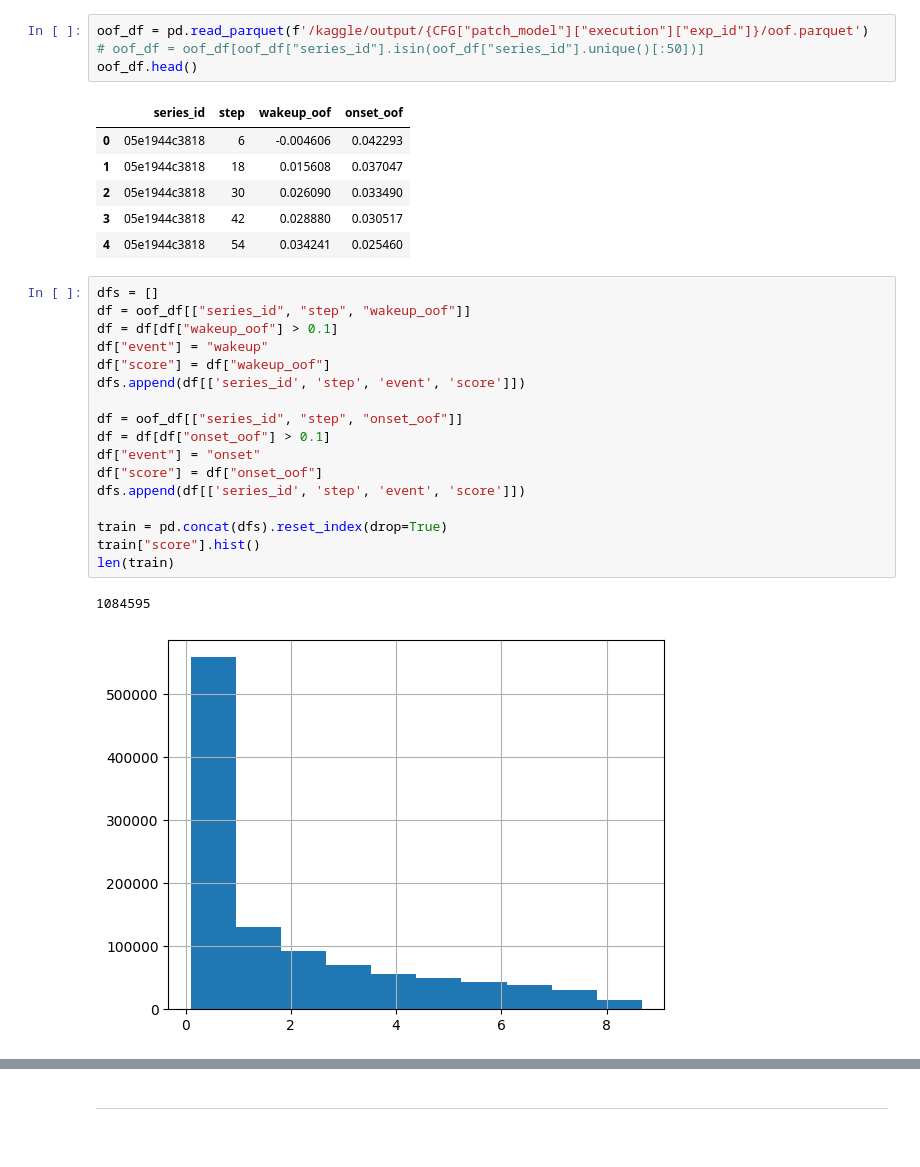
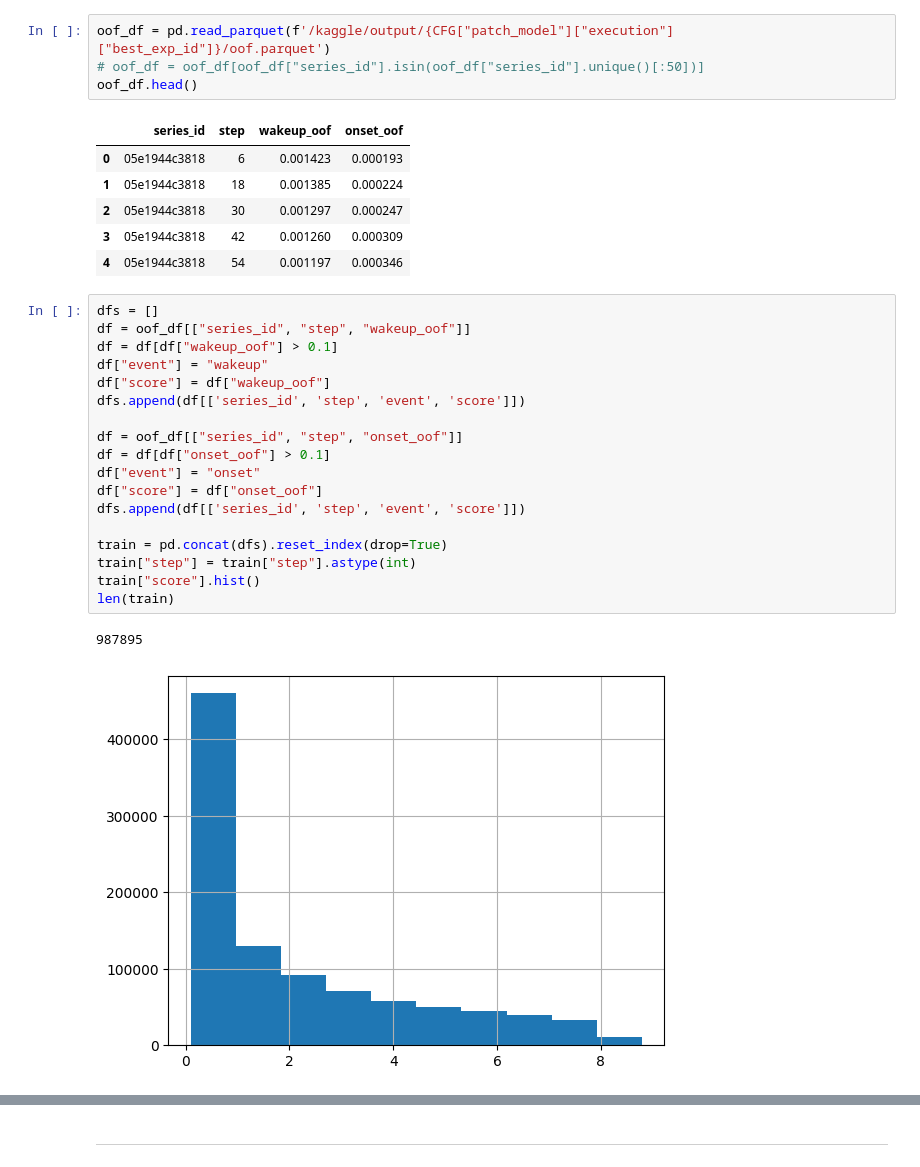
Before and after one commit to penguin-prg/child-mind-institute-detect-sleep-states, a Jupyter notebook: train/postprocess.ipynb, the cells around one changed output, grey strips where cells are left out. Saved outputs shown, nothing was run; the diff lists cells and outputs as text.

```diff
--- a/train/postprocess.ipynb
+++ b/train/postprocess.ipynb
@@ -38,35 +38,36 @@ To enable them in other operations, rebuild TensorFlow with the appropriate comp
 exp_084
 # %%
-oof_df = pd.read_parquet(f'/kaggle/output/{CFG["patch_model"]["execution"]["exp_id"]}/oof.parquet')
+oof_df = pd.read_parquet(f'/kaggle/output/{CFG["patch_model"]["execution"]["best_exp_id"]}/oof.parquet')
 # oof_df = oof_df[oof_df["series_id"].isin(oof_df["series_id"].unique()[:50])]
 oof_df.head()
 # %% [output]
 |  | series_id | step | wakeup_oof | onset_oof |
-| 0 | 05e1944c3818 | 6 | -0.004606 | 0.042293 |
-| 1 | 05e1944c3818 | 18 | 0.015608 | 0.037047 |
-| 2 | 05e1944c3818 | 30 | 0.026090 | 0.033490 |
-| 3 | 05e1944c3818 | 42 | 0.028880 | 0.030517 |
-| 4 | 05e1944c3818 | 54 | 0.034241 | 0.025460 |
+| 0 | 05e1944c3818 | 6 | 0.001423 | 0.000193 |
+| 1 | 05e1944c3818 | 18 | 0.001385 | 0.000224 |
+| 2 | 05e1944c3818 | 30 | 0.001297 | 0.000247 |
+| 3 | 05e1944c3818 | 42 | 0.001260 | 0.000309 |
+| 4 | 05e1944c3818 | 54 | 0.001197 | 0.000346 |
 # %%
 dfs = []
 df = oof_df[["series_id", "step", "wakeup_oof"]]
 df = df[df["wakeup_oof"] > 0.1]
 df["event"] = "wakeup"
 df["score"] = df["wakeup_oof"]
 dfs.append(df[['series_id', 'step', 'event', 'score']])
 
 df = oof_df[["series_id", "step", "onset_oof"]]
 df = df[df["onset_oof"] > 0.1]
 df["event"] = "onset"
 df["score"] = df["onset_oof"]
 dfs.append(df[['series_id', 'step', 'event', 'score']])
 
 train = pd.concat(dfs).reset_index(drop=True)
+train["step"] = train["step"].astype(int)
 train["score"].hist()
 len(train)
 # %% [output]
-1084595
+987895
-[figure, old version]
+[figure, new version]
 # %%
 from tqdm import tqdm
 import pandas as pd
```
Also changed, not shown: parts of 3 cells of this notebook, 3 other files.
